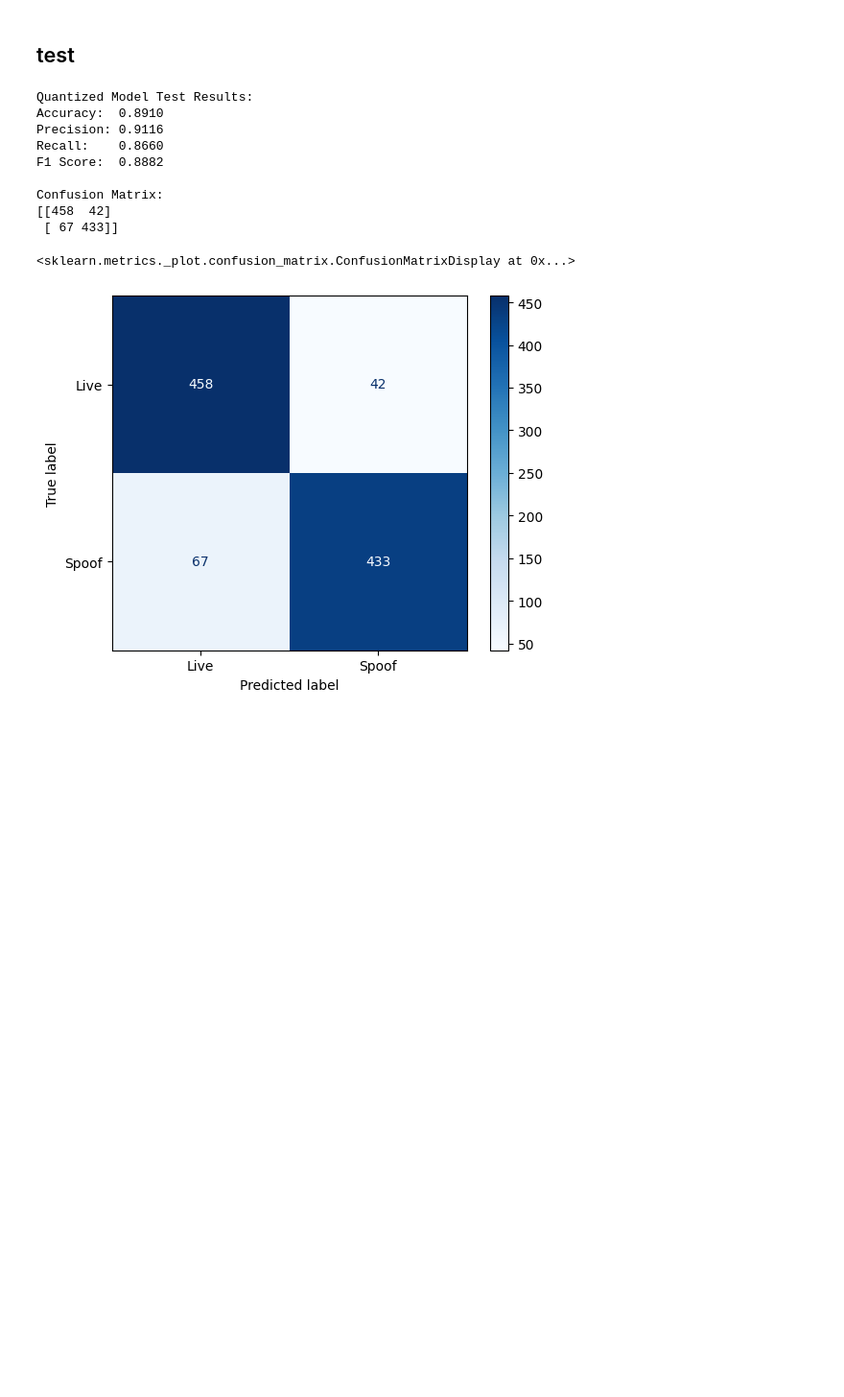
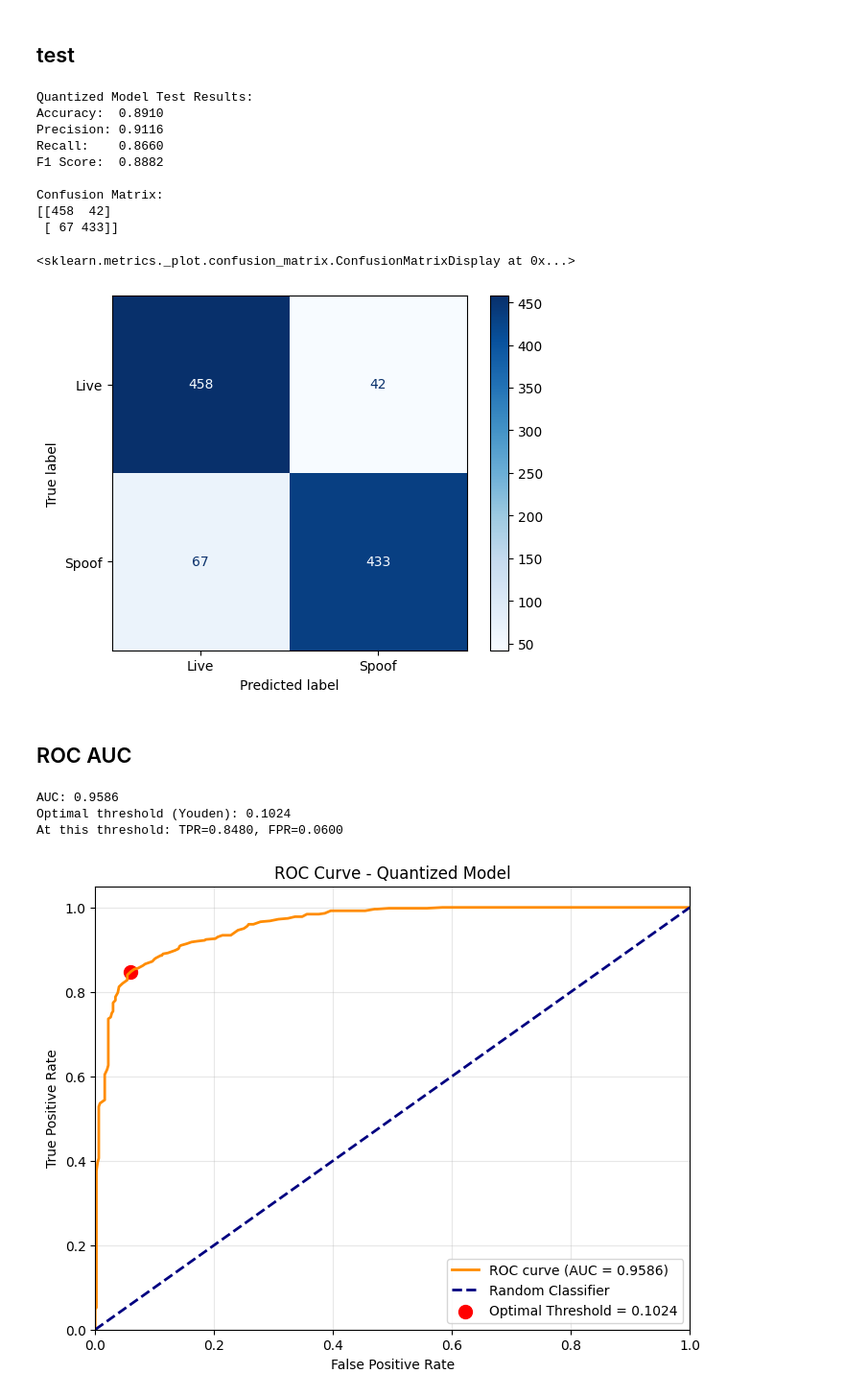
Before and after one commit to Lands-Horizon-Corp/spoofing-recognition, a Jupyter notebook: notebooks/training/efficient_net/onnx_quantization.ipynb, the cells around one changed output. Shown at 96% size. Saved outputs shown, nothing was run; the diff lists cells and outputs as text; code cells hidden in the pictures; blank space fills up the shorter version.

Commit message:
feat (model) : get optimal threshold for onnx int8 model

```diff
--- a/notebooks/training/efficient_net/onnx_quantization.ipynb
+++ b/notebooks/training/efficient_net/onnx_quantization.ipynb
@@ -510,3 +473,58 @@ Confusion Matrix:
  [ 67 433]]
 <sklearn.metrics._plot.confusion_matrix.ConfusionMatrixDisplay at 0x...>
 [figure]
+# %% [markdown]
+## ROC AUC
+# %%
+from sklearn.metrics import roc_curve, auc, roc_auc_score
+
+
+all_probs = []
+all_labels = []
+with torch.no_grad():
+    for i, (img, label) in enumerate(small_test_loader):
+        img = img.to(device)
+
+        outputs = session.run(None, {input_name: img.cpu().numpy()})[0]
+        outputs = torch.tensor(outputs)
+        predictions = torch.sigmoid(outputs)
+
+        all_probs.extend(predictions.cpu().numpy())
+        all_labels.extend(label.numpy())
+
+
+all_probs = np.array(all_probs).flatten()
+all_labels = np.array(all_labels).flatten()
+
+
+fpr, tpr, thresholds = roc_curve(all_labels, all_probs)
+roc_auc = auc(fpr, tpr)
+print(f"AUC: {roc_auc:.4f}")
+
+youden_index = tpr - fpr
+best_idx = np.argmax(youden_index)
+best_threshold = thresholds[best_idx]
+print(f"Optimal threshold (Youden): {best_threshold:.4f}")
+print(f"At this threshold: TPR={tpr[best_idx]:.4f}, FPR={fpr[best_idx]:.4f}")
+
+# Plot ROC curve
+plt.figure(figsize=(8, 6))
+plt.plot(fpr, tpr, color='darkorange', lw=2,
+         label=f'ROC curve (AUC = {roc_auc:.4f})')
+plt.plot([0, 1], [0, 1], color='navy', lw=2,
+         linestyle='--', label='Random Classifier')
+plt.scatter(fpr[best_idx], tpr[best_idx], marker='o', color='red',
+            s=100, label=f'Optimal Threshold = {best_threshold:.4f}')
+plt.xlim([0.0, 1.0])
+plt.ylim([0.0, 1.05])
+plt.xlabel('False Positive Rate')
+plt.ylabel('True Positive Rate')
+plt.title('ROC Curve - Quantized Model')
+plt.legend(loc='lower right')
+plt.grid(alpha=0.3)
+plt.show()
+# %% [output]
+AUC: 0.9586
+Optimal threshold (Youden): 0.1024
+At this threshold: TPR=0.8480, FPR=0.0600
+[figure, added]
```
Also changed, not shown: parts of 5 cells of this notebook, 1 other file.
